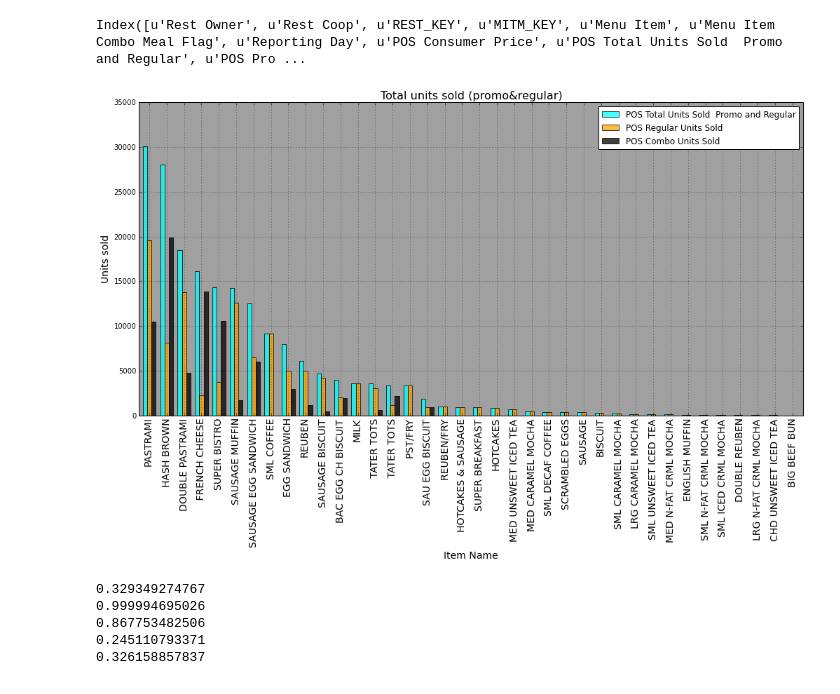
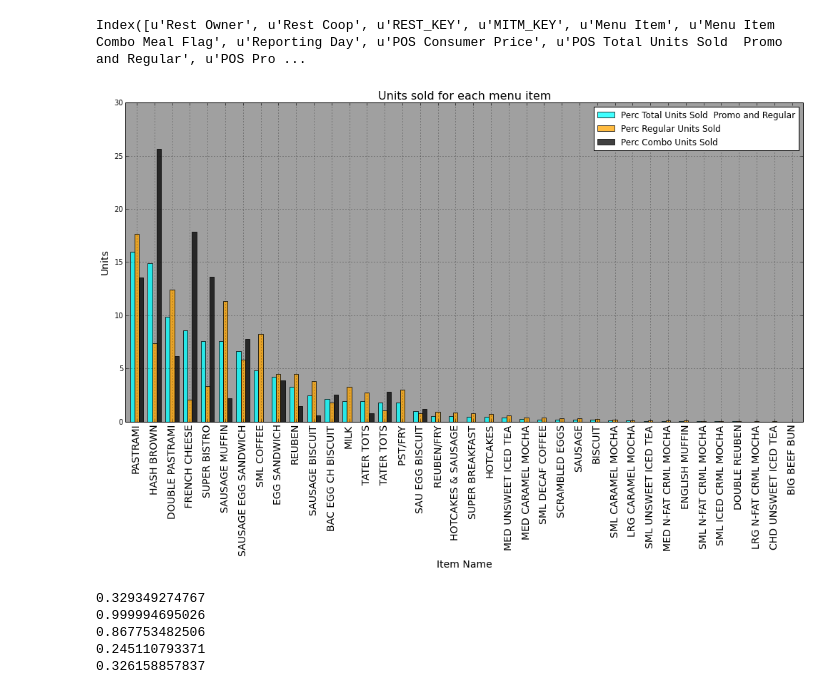
Before and after one commit to bharatreddy/wf-case-study, a Jupyter notebook: Untitled0.ipynb, the cells around one changed output. Saved outputs shown, nothing was run; the diff lists cells and outputs as text; code cells hidden in the pictures.

Commit message:
convert to perc

```diff
--- a/Untitled0.ipynb
+++ b/Untitled0.ipynb
@@ -37,39 +37,47 @@ itemsSold['POS Regular Units Sold'] = \
 # regular units sold and combo units etc, this will
 # help us to calculate sales as percentage rather than items
 sumTotalItems = itemsSold['POS Total Units Sold  Promo and Regular'].sum()
 sumPromoItems = itemsSold['POS Promotion Units Sold'].sum()
 sumComboItems = itemsSold['POS Combo Units Sold'].sum()
 sumRegItems = itemsSold['POS Regular Units Sold'].sum()
-# get percentages and put them into diff cols
+# get percentages and put them into diff set of cols
+itemsSold['Perc Total Units Sold  Promo and Regular'] = \
+    itemsSold['POS Total Units Sold  Promo and Regular']*100./sumTotalItems
+itemsSold['Perc Promotion Units Sold'] = \
+    itemsSold['POS Promotion Units Sold']*100./sumPromoItems
+itemsSold['Perc Combo Units Sold'] = \
+    itemsSold['POS Combo Units Sold']*100./sumComboItems
+itemsSold['Perc Regular Units Sold'] = \
+    itemsSold['POS Regular Units Sold']*100./sumRegItems
 # sort according to total units sold promo and regular column
 itemsSold.sort( \
                ['POS Total Units Sold  Promo and Regular'],\
                ascending=False, inplace=True )
 # Plot
 fig = plt.figure(figsize=(17,8))
 ax1 = fig.add_subplot(111)
 # plot total team wins
 # ax1 = itemsSold.plot(x='Menu Item', y='POS Total Units Sold  Promo and Regular', kind='bar',\
 #                  fontsize = 10, color='#1E90FF' )
 # ax1 = itemsSold.plot(x='Menu Item', y='POS Promotion Units Sold', kind='bar',\
 #                  fontsize = 10, color='green' )
 
 
-itemsSold[['POS Total Units Sold  Promo and Regular',\
-           'POS Regular Units Sold', 'POS Combo Units Sold']].\
+itemsSold[['Perc Total Units Sold  Promo and Regular',\
+           'Perc Regular Units Sold', 'Perc Combo Units Sold']].\
             plot( kind='bar', use_index=True,\
                ax=ax1, alpha=0.75,\
                grid=True, color=['aqua','orange','black'])
 
 
 ax1.set_xlabel( 'Item Name', fontsize=14 )
-ax1.set_ylabel( 'Units sold', fontsize=14 )
+ax1.set_ylabel( 'Units', fontsize=14 )
 ax1.set_xticklabels(itemsSold['Menu Item'].values, fontsize=14)
-ax1.set_title( 'Total units sold (promo&regular)', fontsize=16 )
+ax1.set_title( 'Units sold for each menu item', fontsize=16 )
 ax1.patch.set_facecolor('gray')
 ax1.patch.set_alpha(0.75)
 # %% [output]
-[figure, old version]
+[figure, new version]
 # %%
 # Correlate different sales
 print itemsSold['POS Total Units Sold  Promo and Regular'].corr( itemsSold['POS Promotion Units Sold'] )
```
